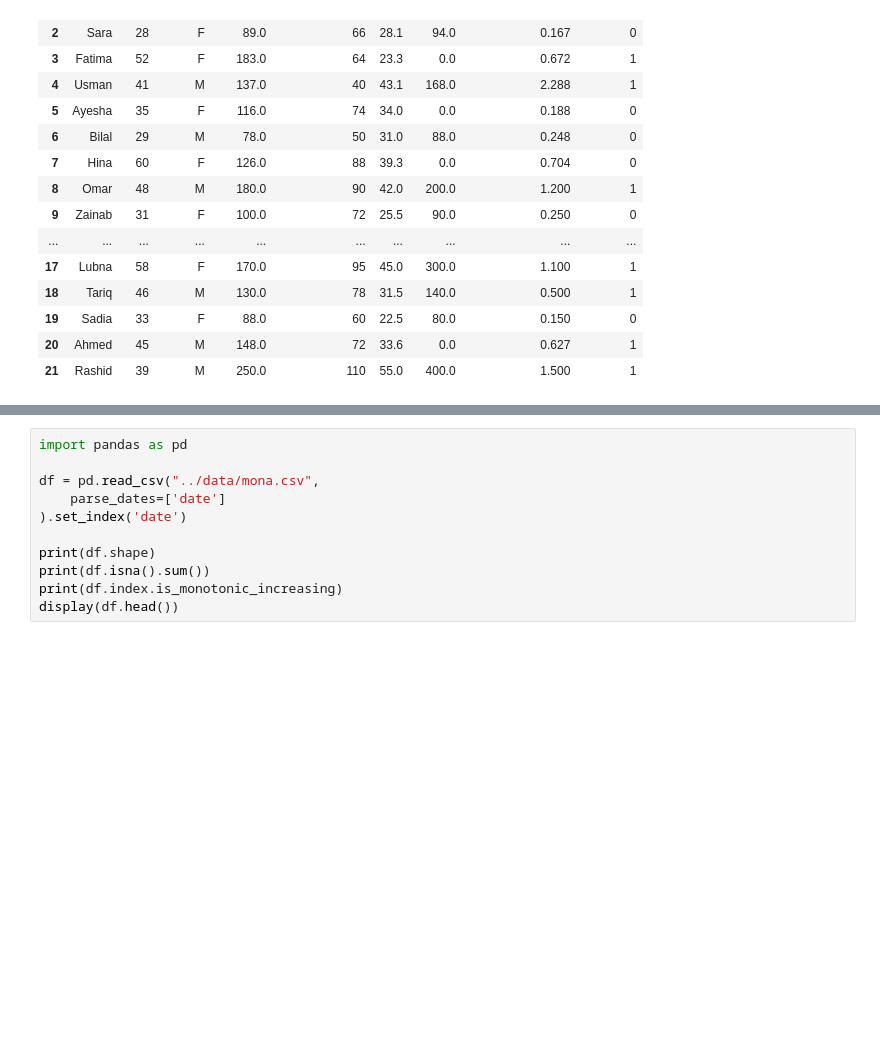
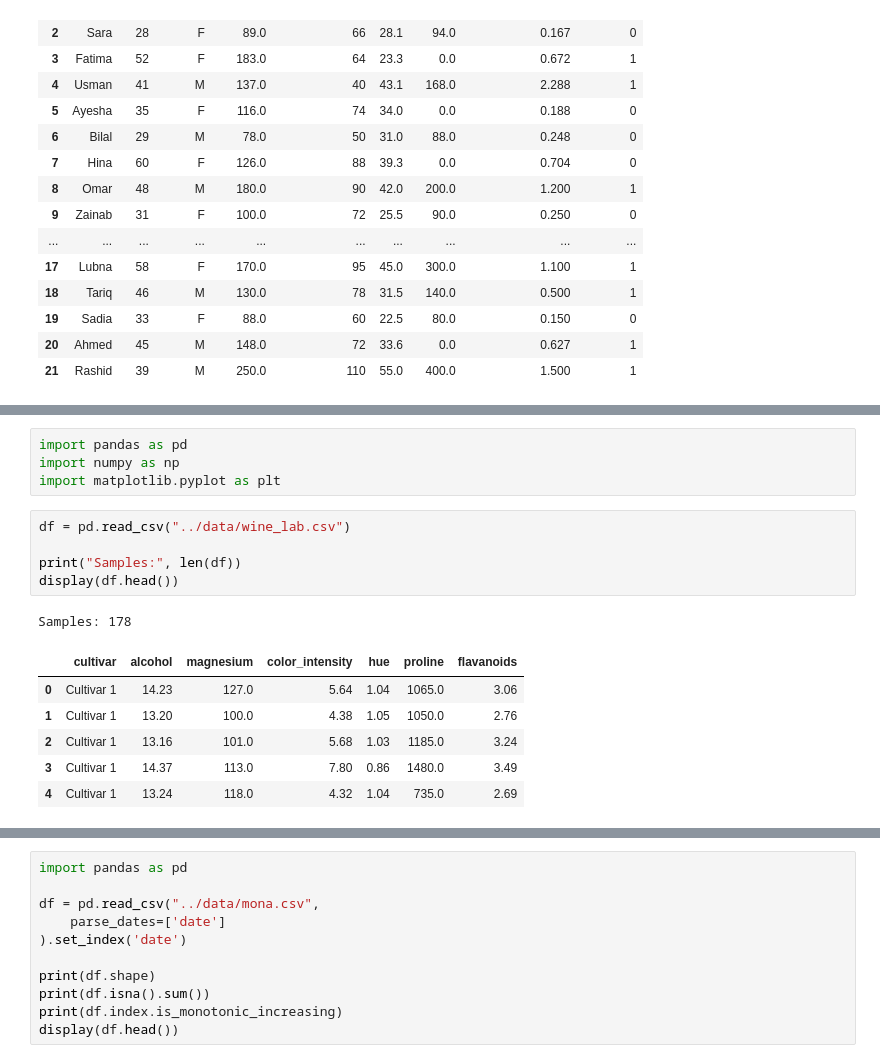
Before and after one commit to 786sag-code/ProgrammingForDA, a Jupyter notebook: app/DataAnalysis.ipynb, the cells around one changed output, grey strips where cells are left out. Saved outputs shown, nothing was run; the diff lists cells and outputs as text; blank space fills up the shorter version.

```diff
--- a/app/DataAnalysis.ipynb
+++ b/app/DataAnalysis.ipynb
@@ -24,0 +32,17 @@ df
+# %%
+import pandas as pd
+import numpy as np
+import matplotlib.pyplot as plt
+# %%
+df = pd.read_csv("../data/wine_lab.csv")
+
+print("Samples:", len(df))
+display(df.head())
+# %% [output]
+Samples: 178
+|  | cultivar | alcohol | magnesium | color_intensity | hue | proline | flavanoids |
+| 0 | Cultivar 1 | 14.23 | 127.0 | 5.64 | 1.04 | 1065.0 | 3.06 |
+| 1 | Cultivar 1 | 13.20 | 100.0 | 4.38 | 1.05 | 1050.0 | 2.76 |
+| 2 | Cultivar 1 | 13.16 | 101.0 | 5.68 | 1.03 | 1185.0 | 3.24 |
+| 3 | Cultivar 1 | 14.37 | 113.0 | 7.80 | 0.86 | 1480.0 | 3.49 |
+| 4 | Cultivar 1 | 13.24 | 118.0 | 4.32 | 1.04 | 735.0 | 2.69 |
```
Also changed, not shown: parts of 13 cells of this notebook, 6 other files.
